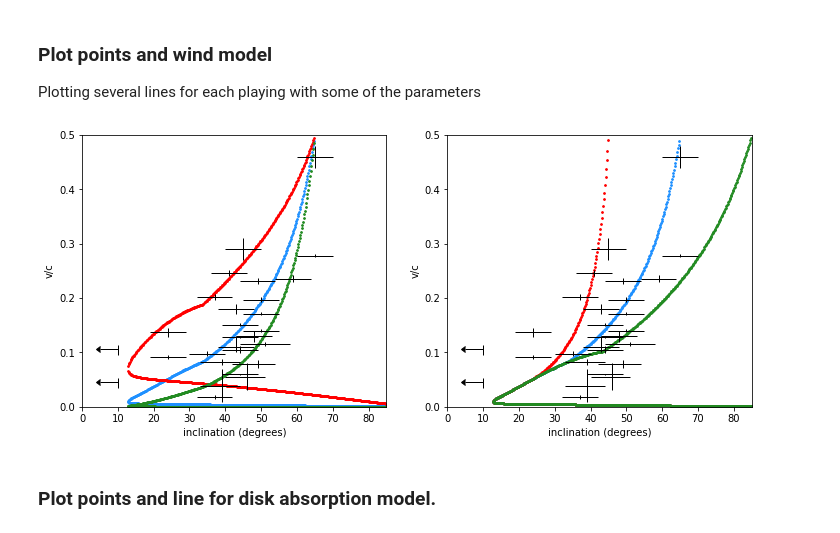
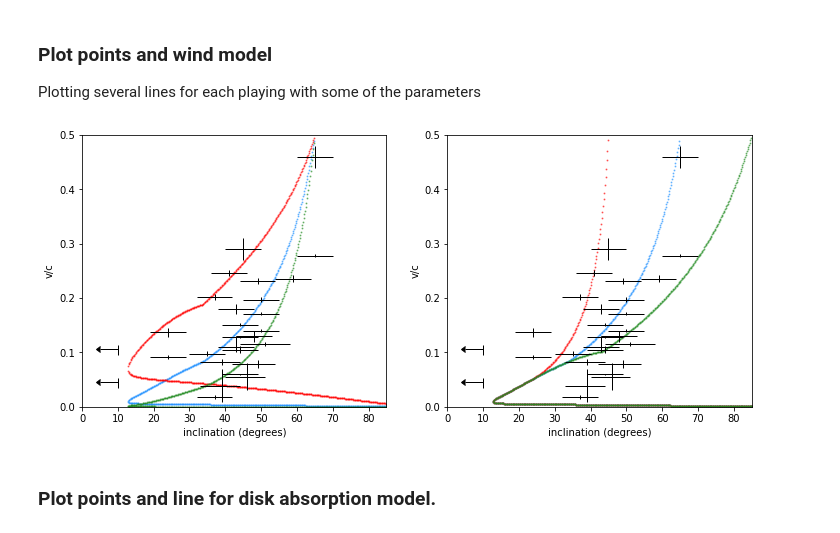
Before and after one commit to M-L-Parker/UFO_inclinations, a Jupyter notebook: Wind geometries.ipynb, the cells around one changed output. Saved outputs shown, nothing was run; the diff lists cells and outputs as text; code cells hidden in the pictures.

Commit message:
Added code for nice geometry figure

```diff
--- a/Wind geometries.ipynb
+++ b/Wind geometries.ipynb
@@ -173,58 +204,58 @@ if len(ulims)>0:
 
 
 for i in np.linspace(0,90,500):
-    wind_vs=find_velocities(v_inf=v_inf,i_view=i,i_final=i_wind,launch_r=launch_r,r_curv=r_curve,r_exponent=r_exp,r_v=r_v)
+    wind_vs=find_velocities(v_inf=v_inf,i_view=i,i_final=i_wind,launch_r=launch_r,r_curv=r_curve,beta=r_exp,r_v=r_v)
     if len(vs)>0:
-        ax1.scatter([i]*len(wind_vs),wind_vs,color='dodgerblue',s=3)
+        ax1.scatter([i]*len(wind_vs),wind_vs,color='dodgerblue',s=1,alpha=0.5)
 
 
 for i in np.linspace(0,90,500):
-    wind_vs=find_velocities(v_inf=v_inf,i_view=i,i_final=i_wind,launch_r=launch_r,r_curv=r_curve,r_exponent=r_exp-0.5,r_v=r_v)
+    wind_vs=find_velocities(v_inf=v_inf,i_view=i,i_final=i_wind,launch_r=launch_r,r_curv=r_curve,beta=r_exp-0.5,r_v=r_v)
     if len(vs)>0:
-        ax1.scatter([i]*len(wind_vs),wind_vs,color='r',s=3)
+        ax1.scatter([i]*len(wind_vs),wind_vs,color='r',s=1,alpha=0.5)
 
 
 for i in np.linspace(0,90,500):
-    wind_vs=find_velocities(v_inf=v_inf,i_view=i,i_final=i_wind,launch_r=launch_r,r_curv=r_curve,r_exponent=r_exp+0.5,r_v=r_v)
+    wind_vs=find_velocities(v_inf=v_inf,i_view=i,i_final=i_wind,launch_r=launch_r,r_curv=r_curve,beta=r_exp+0.5,r_v=r_v)
     if len(vs)>0:
-        ax1.scatter([i]*len(wind_vs),wind_vs,color='forestgreen',s=3)
+        ax1.scatter([i]*len(wind_vs),wind_vs,color='forestgreen',s=1,alpha=0.5)
 # pl.legend()
 
 ax2=pl.subplot(122)
 ax2.set_xlim(0,85)
 ax2.set_ylim(0,0.5)
 ax2.set_ylabel('v/c')
 ax2.set_xlabel('inclination (degrees)')
 
 
 
 #  Plot the points
 pl.errorbar(points,vs,v_errs.T,errs.T,ls='none',lw=1,color='k')
 
 # Plot upper limits:
 if len(ulims)>0:
     pl.errorbar(ulims,ulim_vs,ulim_v_errs,0,ls='none',lw=1,color='k')
     pl.errorbar(ulims, ulim_vs,0, 5, xuplims=True,ls='none',lw=1,color='k')
 
 for i in np.linspace(0,90,500):
-    wind_vs=find_velocities(v_inf=v_inf,i_view=i,i_final=i_wind,launch_r=launch_r,r_curv=r_curve,r_exponent=r_exp,r_v=r_v)
+    wind_vs=find_velocities(v_inf=v_inf,i_view=i,i_final=i_wind,launch_r=launch_r,r_curv=r_curve,beta=r_exp,r_v=r_v)
     if len(vs)>0:
-        ax2.scatter([i]*len(wind_vs),wind_vs,color='dodgerblue',s=3)
+        ax2.scatter([i]*len(wind_vs),wind_vs,color='dodgerblue',s=1,alpha=0.5)
 
 
 for i in np.linspace(0,90,500):
-    wind_vs=find_velocities(v_inf=v_inf,i_view=i,i_final=i_wind-20,launch_r=launch_r,r_curv=r_curve,r_exponent=r_exp,r_v=r_v)
+    wind_vs=find_velocities(v_inf=v_inf,i_view=i,i_final=i_wind-20,launch_r=launch_r,r_curv=r_curve,beta=r_exp,r_v=r_v)
     if len(vs)>0:
-        ax2.scatter([i]*len(wind_vs),wind_vs,color='r',s=3)
+        ax2.scatter([i]*len(wind_vs),wind_vs,color='r',s=1,alpha=0.5)
 
 for i in np.linspace(0,90,500):
-    wind_vs=find_velocities(v_inf=v_inf,i_view=i,i_final=i_wind+20,launch_r=launch_r,r_curv=r_curve,r_exponent=r_exp,r_v=r_v)
+    wind_vs=find_velocities(v_inf=v_inf,i_view=i,i_final=i_wind+20,launch_r=launch_r,r_curv=r_curve,beta=r_exp,r_v=r_v)
     if len(vs)>0:
-        ax2.scatter([i]*len(wind_vs),wind_vs,color='forestgreen',s=3)
+        ax2.scatter([i]*len(wind_vs),wind_vs,color='forestgreen',s=1,alpha=0.5)
 
 pl.savefig('wind_velocity.pdf',bbox_inches='tight')
 # %% [output]
-[figure, old version]
+[figure, new version]
 # %% [markdown]
 ### Plot points and line for disk absorption model.
 # %%
```
Also changed, not shown: parts of 4 cells of this notebook.
